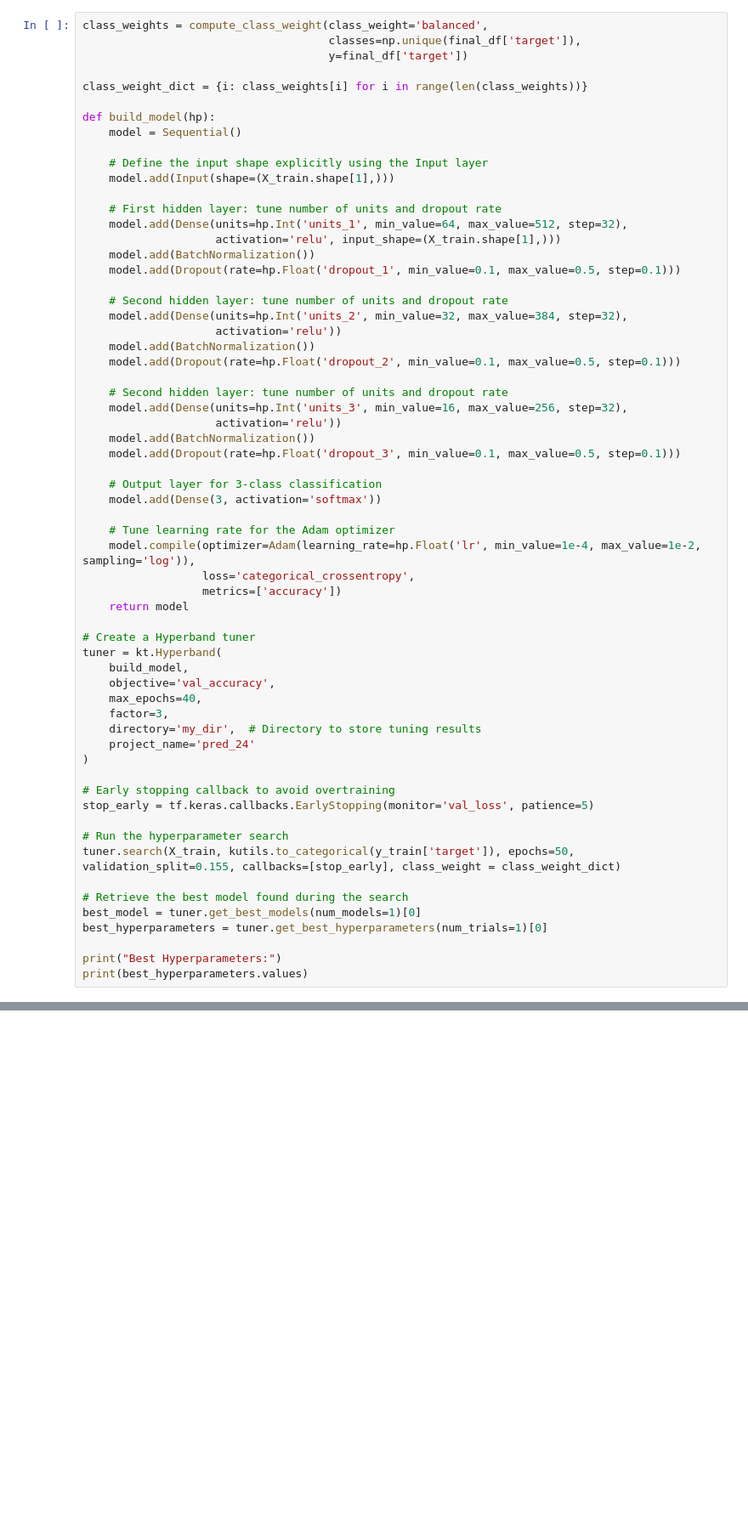
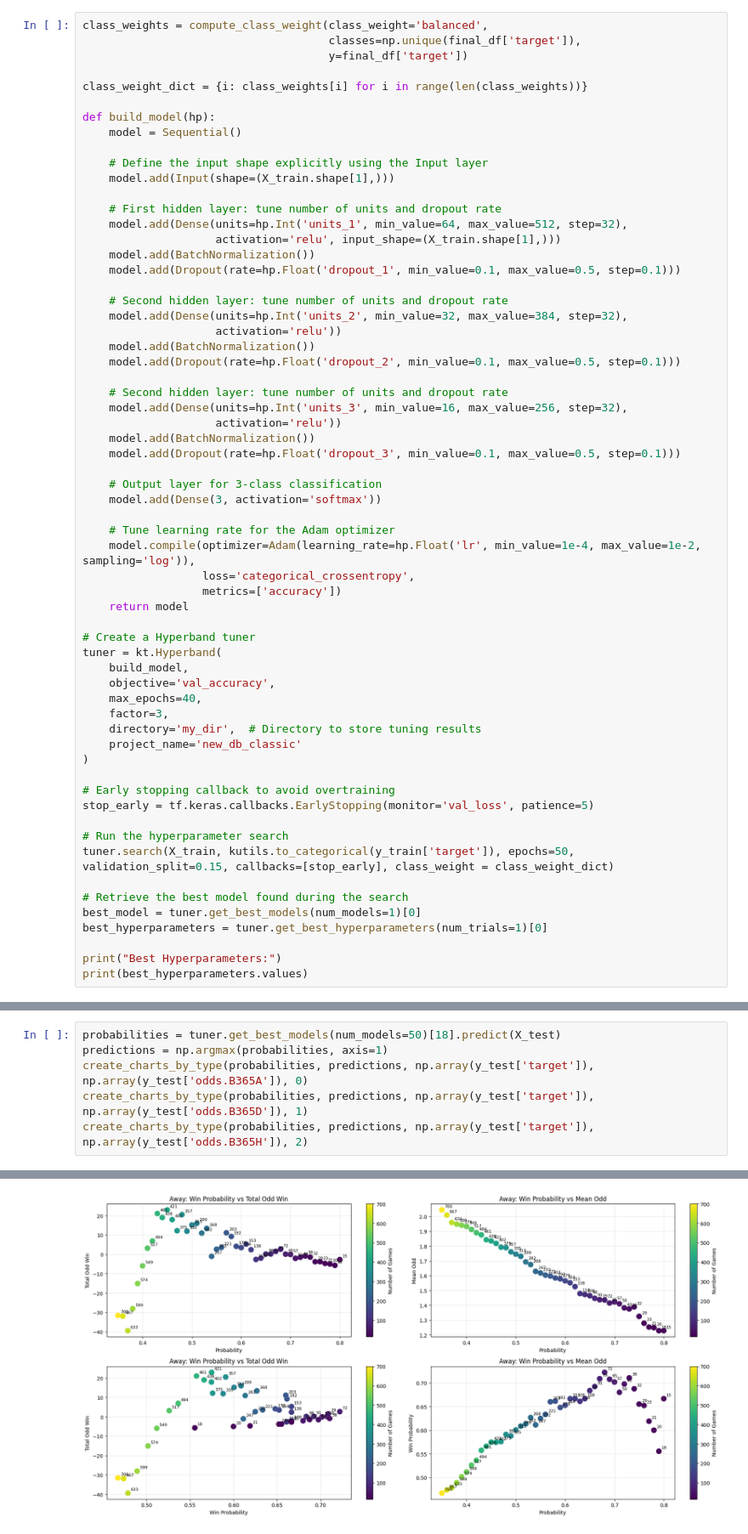
Before and after one commit to robertghera/score-lab-ai, a Jupyter notebook: ROLLING_AVERAGE.ipynb, the cells around one changed output, grey strips where cells are left out. Shown at 85% size. Drawn from its saved outputs; the diff is of its cells as text; blank space fills up the shorter version.

Commit message:
Added logic for better model benchmark + testing

```diff
--- a/ROLLING_AVERAGE.ipynb
+++ b/ROLLING_AVERAGE.ipynb
@@ -542,14 +768,14 @@ tuner = kt.Hyperband(
     max_epochs=40,
     factor=3,
     directory='my_dir',  # Directory to store tuning results
-    project_name='pred_24'
+    project_name='new_db_classic'
 )
 
 # Early stopping callback to avoid overtraining
 stop_early = tf.keras.callbacks.EarlyStopping(monitor='val_loss', patience=5)
 
 # Run the hyperparameter search
-tuner.search(X_train, kutils.to_categorical(y_train['target']), epochs=50, validation_split=0.155, callbacks=[stop_early], class_weight = class_weight_dict)
+tuner.search(X_train, kutils.to_categorical(y_train['target']), epochs=50, validation_split=0.15, callbacks=[stop_early], class_weight = class_weight_dict)
 
 # Retrieve the best model found during the search
 best_model = tuner.get_best_models(num_models=1)[0]
@@ -725,0 +1199,7 @@ Percentage of games:  0.2674074074074074
+# %%
+probabilities = tuner.get_best_models(num_models=50)[18].predict(X_test)
+predictions = np.argmax(probabilities, axis=1)
+create_charts_by_type(probabilities, predictions, np.array(y_test['target']), np.array(y_test['odds.B365A']), 0)
+create_charts_by_type(probabilities, predictions, np.array(y_test['target']), np.array(y_test['odds.B365D']), 1)
+create_charts_by_type(probabilities, predictions, np.array(y_test['target']), np.array(y_test['odds.B365H']), 2)
+# %% [output]
@@ -725,0 +1207 @@ Percentage of games:  0.2674074074074074
+[figure, added]
```
Also changed, not shown: parts of 36 cells of this notebook.
